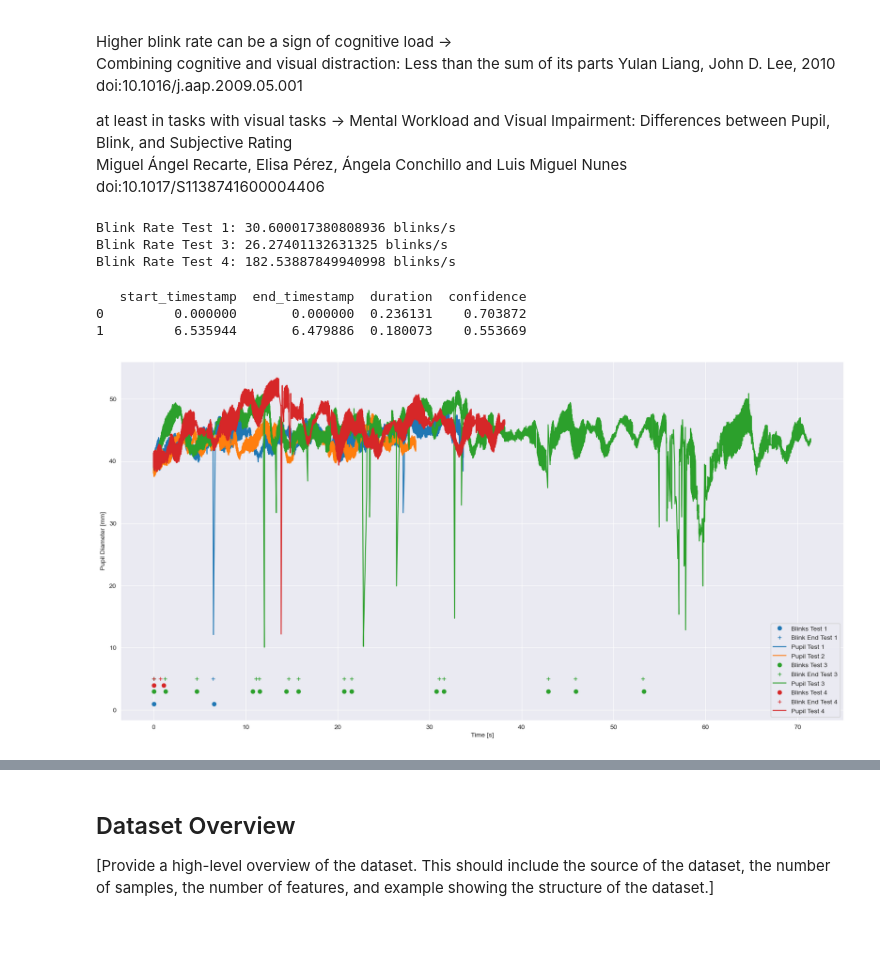
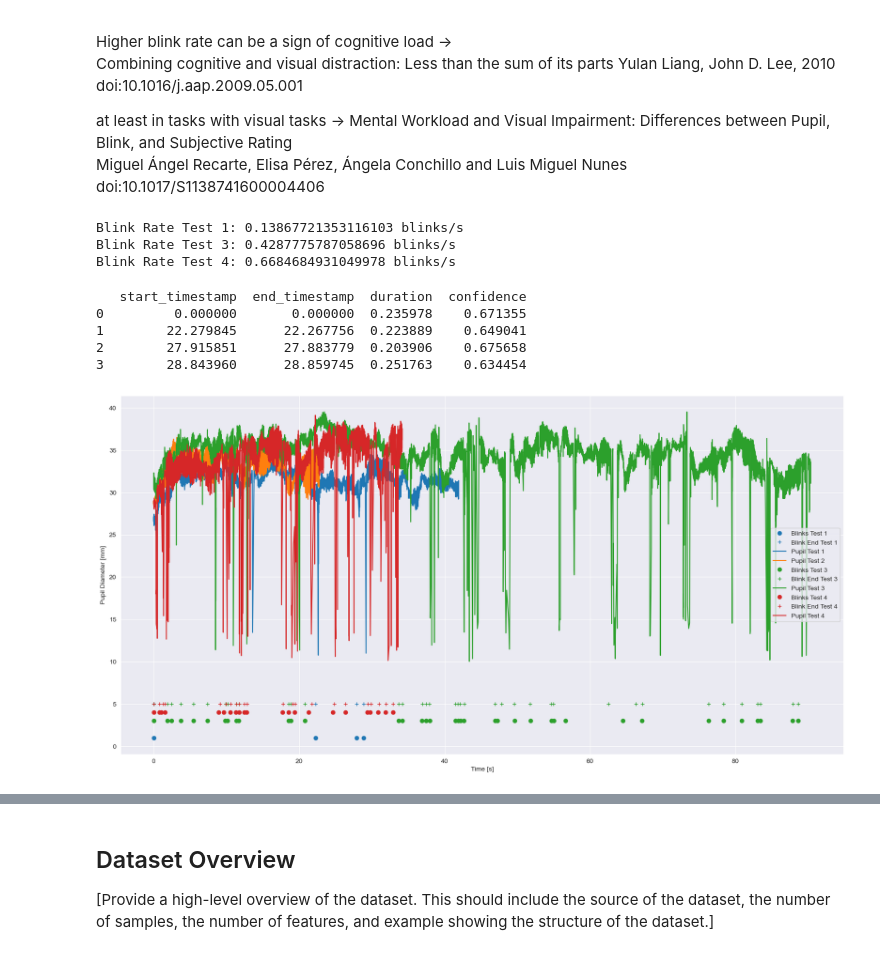
Before and after one commit to HBendig-HSFL/unlocking-minds, a Jupyter notebook: 1_DatasetCharacteristics/exploratory_data_analysis.ipynb, the cells around one changed output, grey strips where cells are left out. Saved outputs shown, nothing was run; the diff lists cells and outputs as text; code cells hidden in the pictures.

Commit message:
fixations and fixationrates and blinkrates. still no good streamlined dataformat

```diff
--- a/1_DatasetCharacteristics/exploratory_data_analysis.ipynb
+++ b/1_DatasetCharacteristics/exploratory_data_analysis.ipynb
@@ -187,7 +247,7 @@ print(participant_tests[0][0][4][0].head())
 # %%
 #calculate the overall time based on the pupil data for each test. the unit is seconds
 for i in range(4):
-    participant_test = participant_tests[0][i]
+    participant_test = participant_tests[current_participant][i]
     participant_test_pupil = participant_test[4][0]
-    print("Time Test " + str(i+1) + ": " + str(participant_test_pupil['pupil_timestamp'].iloc[-1]/1000) + " seconds")
+    print("Time Test " + str(i+1) + ": " + str(participant_test_pupil['pupil_timestamp'].iloc[-1]) + " seconds")
 # %% [output]
@@ -198,7 +258,7 @@ Time Test 4: 0.038163442000000034 seconds
 # %%
 # print each NASA TLX value for each test
 for i in range(4):
-    participant_test = participant_tests[0][i]
+    participant_test = participant_tests[current_participant][i]
     print(str(participant_test[1]))
 # %% [output]
    mental  physical  temporal  performance  effort  frustration  mean
@@ -213,7 +273,7 @@ for i in range(4):
 # plot the pupil diameter over time for all tests in one plot in different colors
 plt.figure(figsize=(20, 10))
 for i in range(4):
-    participant_test = participant_tests[0][i]
+    participant_test = participant_tests[current_participant][i]
     plt.plot(participant_test[4][0]['pupil_timestamp'], participant_test[4][0]['diameter'], label='Test ' + str(i+1))
 plt.xlabel('Time [s]')
 plt.ylabel('Pupil Diameter [mm]')
@@ -233,57 +293,61 @@ Mental Workload and Visual Impairment: Differences between Pupil, Blink, and Sub
 Miguel Ángel Recarte, Elisa Pérez, Ángela Conchillo and Luis Miguel Nunes
 doi:10.1017/S1138741600004406
 # %%
+current_participant = 46
+
 # only use the columns start_timestamp and end_timestamp, duration and confidence
 for i in range(4):
-    participant_test = participant_tests[0][i]
+    participant_test = participant_tests[current_participant][i]
     participant_test_blinks = participant_test[2][0]
     participant_test_blinks_filtered = participant_test_blinks[['start_timestamp', 'end_timestamp', 'duration', 'confidence']]
-    participant_tests[0][i][2][0] = participant_test_blinks_filtered
+    participant_tests[current_participant][i][2][0] = participant_test_blinks_filtered
 
 
 # normalize the time, so for each test the time starts at 0
 for i in range(4):
-    participant_test = participant_tests[0][i]
+    participant_test = participant_tests[current_participant][i]
     participant_test_blinks = participant_test[2][0]
     # check if data is not empty
     if participant_test_blinks.shape[0] > 0:
         participant_test_blinks['start_timestamp'] = participant_test_blinks['start_timestamp'] - participant_test_blinks['start_timestamp'].iloc[0]
         participant_test_blinks['end_timestamp'] = participant_test_blinks['end_timestamp'] - participant_test_blinks['end_timestamp'].iloc[0]
-        participant_tests[0][i][2][0] = participant_test_blinks
+        participant_tests[current_participant][i][2][0] = participant_test_blinks
 
 
 # calculate the blink rate for each test. the unit of the timestamp is seconds
 for i in range(4):
-    participant_test = participant_tests[0][i]
+    participant_test = participant_tests[current_participant][i]
     participant_test_blinks = participant_test[2][0]
     # check if data is not empty
     if participant_test_blinks.shape[0] > 0:
-        print("Blink Rate Test " + str(i+1) + ": " + str(participant_test_blinks.shape[0]/participant_test_blinks['start_timestamp'].iloc[-1]*100) + " blinks/s")
+        print("Blink Rate Test " + str(i+1) + ": " + str(participant_test_blinks.shape[0]/participant_test_blinks['start_timestamp'].iloc[-1]) + " blinks/s")
 # %% [output]
-Blink Rate Test 1: 30.600017380808936 blinks/s
-Blink Rate Test 3: 26.27401132631325 blinks/s
-Blink Rate Test 4: 182.53887849940998 blinks/s
+Blink Rate Test 1: 0.13867721353116103 blinks/s
+Blink Rate Test 3: 0.4287775787058696 blinks/s
+Blink Rate Test 4: 0.6684684931049978 blinks/s
 # %%
-print(participant_tests[0][0][2][0].head() )
+print(participant_tests[current_participant][0][2][0].head() )
 # %% [output]
    start_timestamp  end_timestamp  duration  confidence
-0         0.000000       0.000000  0.236131    0.703872
-1         6.535944       6.479886  0.180073    0.553669
+0         0.000000       0.000000  0.235978    0.671355
+1        22.279845      22.267756  0.223889    0.649041
+2        27.915851      27.883779  0.203906    0.675658
+3        28.843960      28.859745  0.251763    0.634454
 # %%
 # plot the blink rate over time for all tests in one plot in different colors together with the pupil diameter. the color for all test 1 is red, for all test 2 is green, for all test 3 is blue, and for all test 4 is yellow. show the end of a blink with a cross
 plt.figure(figsize=(20, 10))
 for i in range(4):
-    participant_test = participant_tests[0][i]
+    participant_test = participant_tests[current_participant][i]
     participant_test_blinks = participant_test[2][0]
     participant_test_pupil = participant_test[4][0]
     if participant_test_blinks.shape[0] > 0:
         plt.plot(participant_test_blinks['start_timestamp'], np.ones(participant_test_blinks.shape[0])*(i+1), 'o', color='C' + str(i), label='Blinks Test ' + str(i+1))
         plt.plot(participant_test_blinks['end_timestamp'], np.ones(participant_test_blinks.shape[0])*5, '+', color='C'+str(i), label='Blink End Test ' + str(i+1))
 
     plt.plot(participant_test_pupil['pupil_timestamp'], participant_test_pupil['diameter'], label='Pupil Test ' + str(i+1))
 plt.xlabel('Time [s]')
 plt.ylabel('Pupil Diameter [mm]')
 plt.legend()
 plt.show()
 # %% [output]
-[figure, old version]
+[figure, new version]
```
Also changed, not shown: parts of 10 cells of this notebook.
